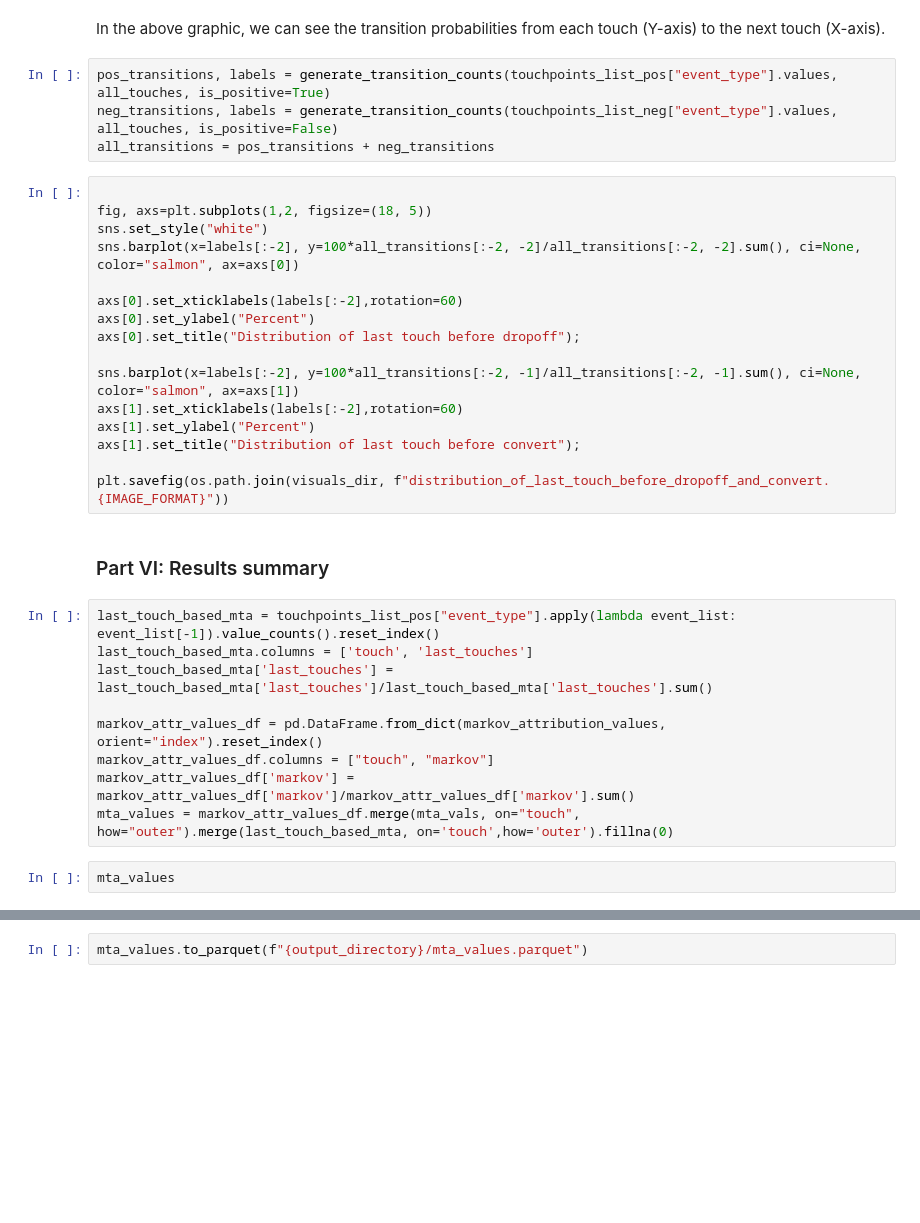
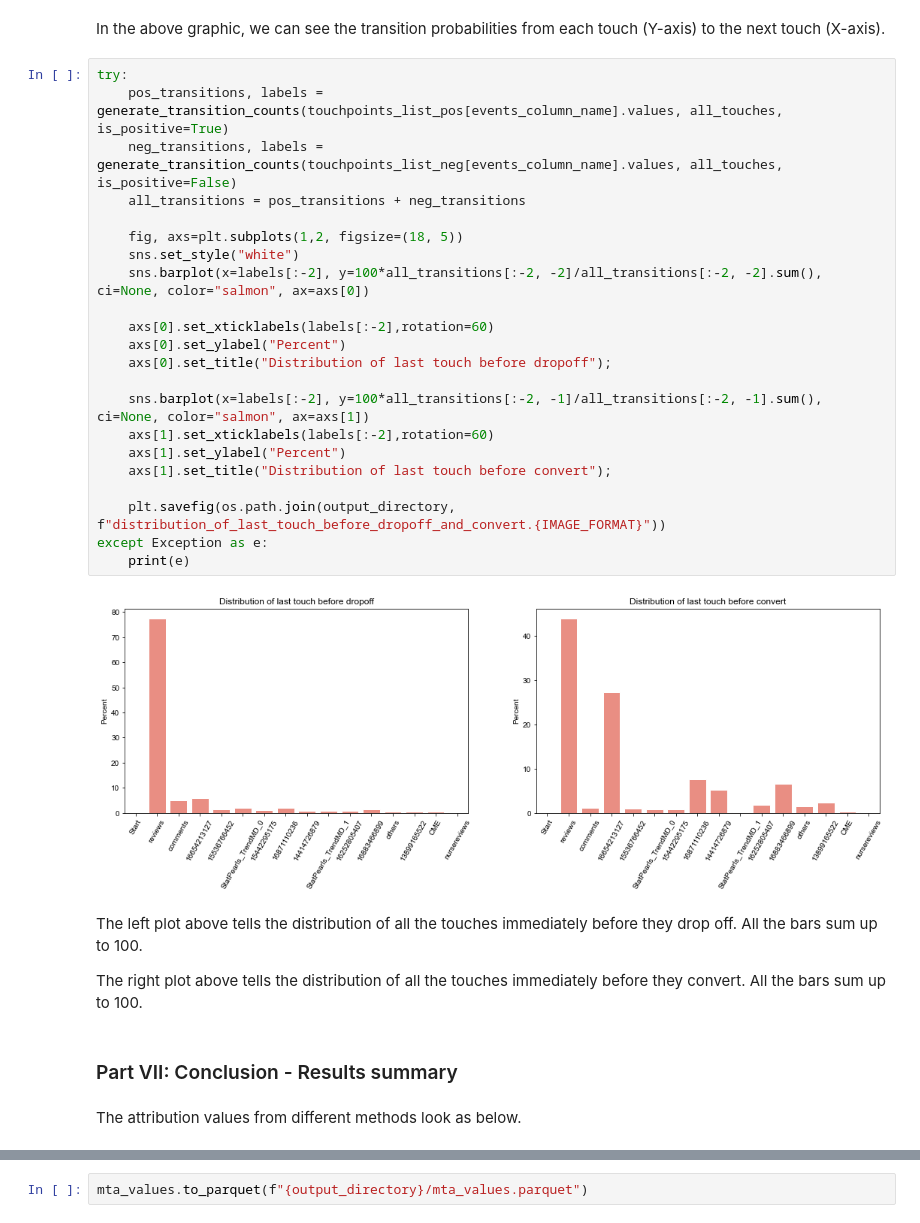
Before and after one commit to rudderlabs/data-apps-attribution-template, a Jupyter notebook: multi_touch_attribution.ipynb, the cells around one changed output, grey strips where cells are left out. Drawn from its saved outputs; the diff is of its cells as text; blank space fills up the shorter version.

```diff
--- a/multi_touch_attribution.ipynb
+++ b/multi_touch_attribution.ipynb
@@ -568,35 +606,35 @@ plt.savefig(os.path.join(visuals_dir, f"markov_transition_probabilities.{IMAGE_F
 # %% [markdown]
 In the above graphic, we can see the transition probabilities from each touch (Y-axis) to the next touch (X-axis).
-# %%
-pos_transitions, labels = generate_transition_counts(touchpoints_list_pos["event_type"].values, all_touches, is_positive=True)
-neg_transitions, labels = generate_transition_counts(touchpoints_list_neg["event_type"].values, all_touches, is_positive=False)
-all_transitions = pos_transitions + neg_transitions
 # %%
+try:
+    pos_transitions, labels = generate_transition_counts(touchpoints_list_pos[events_column_name].values, all_touches, is_positive=True)
+    neg_transitions, labels = generate_transition_counts(touchpoints_list_neg[events_column_name].values, all_touches, is_positive=False)
+    all_transitions = pos_transitions + neg_transitions
 
-fig, axs=plt.subplots(1,2, figsize=(18, 5))
-sns.set_style("white")
-sns.barplot(x=labels[:-2], y=100*all_transitions[:-2, -2]/all_transitions[:-2, -2].sum(), ci=None, color="salmon", ax=axs[0])
+    fig, axs=plt.subplots(1,2, figsize=(18, 5))
+    sns.set_style("white")
+    sns.barplot(x=labels[:-2], y=100*all_transitions[:-2, -2]/all_transitions[:-2, -2].sum(), ci=None, color="salmon", ax=axs[0])
 
-axs[0].set_xticklabels(labels[:-2],rotation=60)
-axs[0].set_ylabel("Percent")
-axs[0].set_title("Distribution of last touch before dropoff");
+    axs[0].set_xticklabels(labels[:-2],rotation=60)
+    axs[0].set_ylabel("Percent")
+    axs[0].set_title("Distribution of last touch before dropoff");
 
-sns.barplot(x=labels[:-2], y=100*all_transitions[:-2, -1]/all_transitions[:-2, -1].sum(), ci=None, color="salmon", ax=axs[1])
-axs[1].set_xticklabels(labels[:-2],rotation=60)
-axs[1].set_ylabel("Percent")
-axs[1].set_title("Distribution of last touch before convert");
+    sns.barplot(x=labels[:-2], y=100*all_transitions[:-2, -1]/all_transitions[:-2, -1].sum(), ci=None, color="salmon", ax=axs[1])
+    axs[1].set_xticklabels(labels[:-2],rotation=60)
+    axs[1].set_ylabel("Percent")
+    axs[1].set_title("Distribution of last touch before convert");
 
-plt.savefig(os.path.join(visuals_dir, f"distribution_of_last_touch_before_dropoff_and_convert.{IMAGE_FORMAT}"))
+    plt.savefig(os.path.join(output_directory, f"distribution_of_last_touch_before_dropoff_and_convert.{IMAGE_FORMAT}"))
+except Exception as e:
+    print(e)
+# %% [output]
+[figure, added]
+# %% [markdown]
+
+The left plot above tells the distribution of all the touches immediately before they drop off. All the bars sum up to 100.
+
+The right plot above tells the distribution of all the touches immediately before they convert. All the bars sum up to 100.
 # %% [markdown]
-### Part VI: Results summary
+### Part VII: Conclusion - Results summary
-# %%
-last_touch_based_mta = touchpoints_list_pos["event_type"].apply(lambda event_list: event_list[-1]).value_counts().reset_index()
-last_touch_based_mta.columns = ['touch', 'last_touches']
-last_touch_based_mta['last_touches'] = last_touch_based_mta['last_touches']/last_touch_based_mta['last_touches'].sum()
-
-markov_attr_values_df = pd.DataFrame.from_dict(markov_attribution_values, orient="index").reset_index()
-markov_attr_values_df.columns = ["touch", "markov"]
-markov_attr_values_df['markov'] = markov_attr_values_df['markov']/markov_attr_values_df['markov'].sum()
-mta_values = markov_attr_values_df.merge(mta_vals, on="touch", how="outer").merge(last_touch_based_mta, on='touch',how='outer').fillna(0)
-# %%
-mta_values
+# %% [markdown]
+The attribution values from different methods look as below.
```
Also changed, not shown: parts of 88 cells of this notebook, 10 other files.
